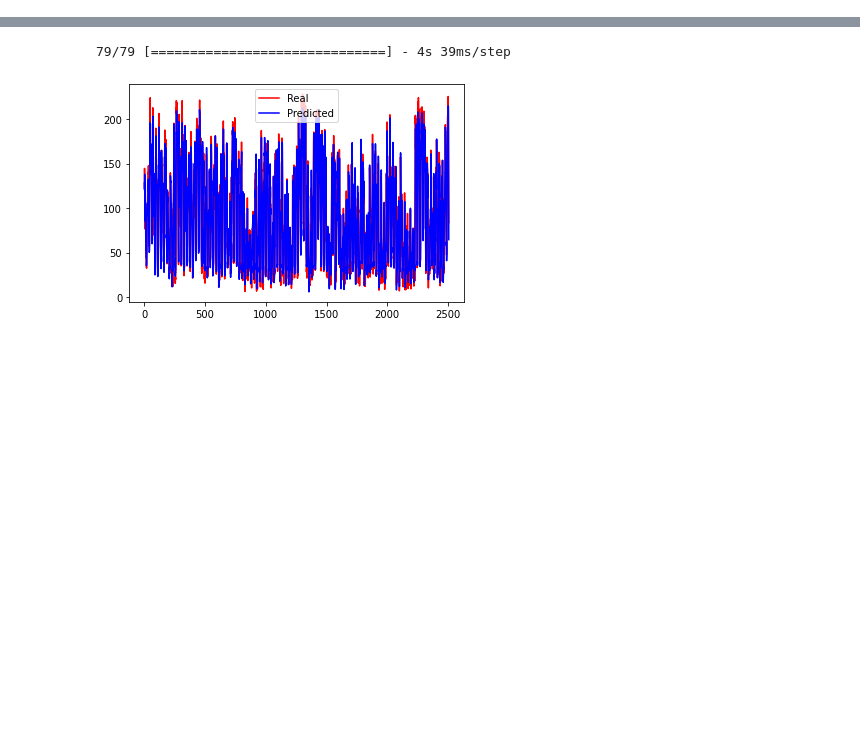
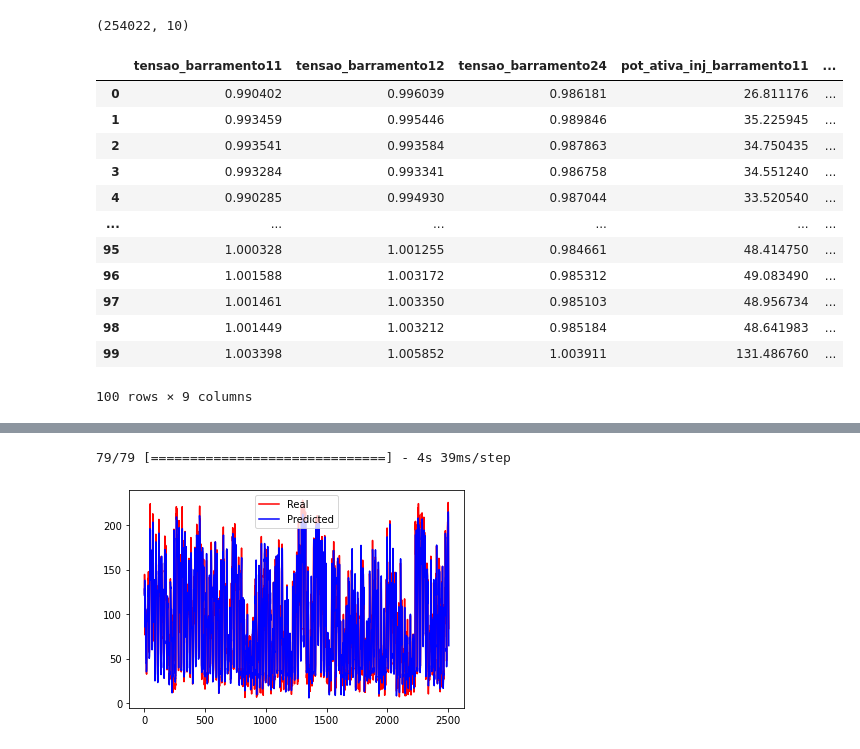
Before and after one commit to danielSbastos/power-grid-equivalence-ai, a Jupyter notebook: analysis.ipynb, the cells around one changed output, grey strips where cells are left out. Cells and saved outputs as stored; diff of their text form; code cells hidden in the pictures; blank space fills up the shorter version.

```diff
--- a/analysis.ipynb
+++ b/analysis.ipynb
@@ -23,0 +101,40 @@ df = pd.concat([input_df, output_df], axis=1)
+# %%
+df_0 = pd.read_csv('results-138/0-0.csv')
+df_0 = df_0.rename(columns={"Unnamed: 0": "id"})
+
+df_1 = pd.read_csv('results-138/0-1.csv')
+df_1 = df_1.rename(columns={"Unnamed: 0": "id"})
+
+df_2 = pd.read_csv('results-138/0-2.csv')
+df_2 = df_2.rename(columns={"Unnamed: 0": "id"})
+
+df_best_predicted = pd.concat([df_0, df_1, df_2])
+df_best_predicted = df_best_predicted.sort_values(by=['id'])
+df_best_predicted = df_best_predicted.set_index('id')
+df_best_predicted['new_idx'] = ids
+df_best_predicted.shape
+# %% [output]
+(254022, 10)
+# %%
+output_df.loc[ids] = df_best_predicted
+# %%
+zero_output_df = output_df.loc[zero_ids]
+zero_output_df['new_idx'] = zero_ids
+# %%
+pd_all_data = pd.concat([zero_output_df, df_best_predicted]).sort_values(by=['new_idx'])
+# %%
+pd_all_data.
+# %% [output]
+|  | tensao_barramento11 | tensao_barramento12 | tensao_barramento24 | pot_ativa_inj_barramento11 | ... |
+| 0 | 0.990402 | 0.996039 | 0.986181 | 26.811176 | ... |
+| 1 | 0.993459 | 0.995446 | 0.989846 | 35.225945 | ... |
+| 2 | 0.993541 | 0.993584 | 0.987863 | 34.750435 | ... |
+| 3 | 0.993284 | 0.993341 | 0.986758 | 34.551240 | ... |
+| 4 | 0.990285 | 0.994930 | 0.987044 | 33.520540 | ... |
+| ... | ... | ... | ... | ... | ... |
+| 95 | 1.000328 | 1.001255 | 0.984661 | 48.414750 | ... |
+| 96 | 1.001588 | 1.003172 | 0.985312 | 49.083490 | ... |
+| 97 | 1.001461 | 1.003350 | 0.985103 | 48.956734 | ... |
+| 98 | 1.001449 | 1.003212 | 0.985184 | 48.641983 | ... |
+| 99 | 1.003398 | 1.005852 | 1.003911 | 131.486760 | ... |
+100 rows × 9 columns
```
Also changed, not shown: parts of 9 cells of this notebook, 15 other files.
